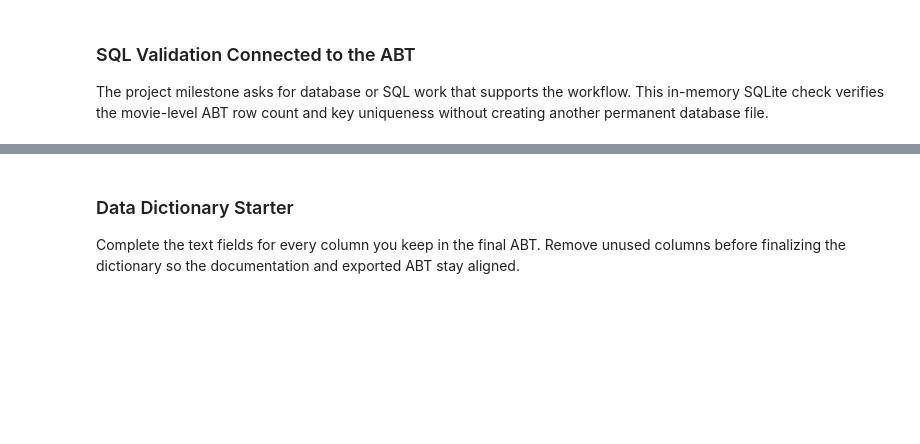
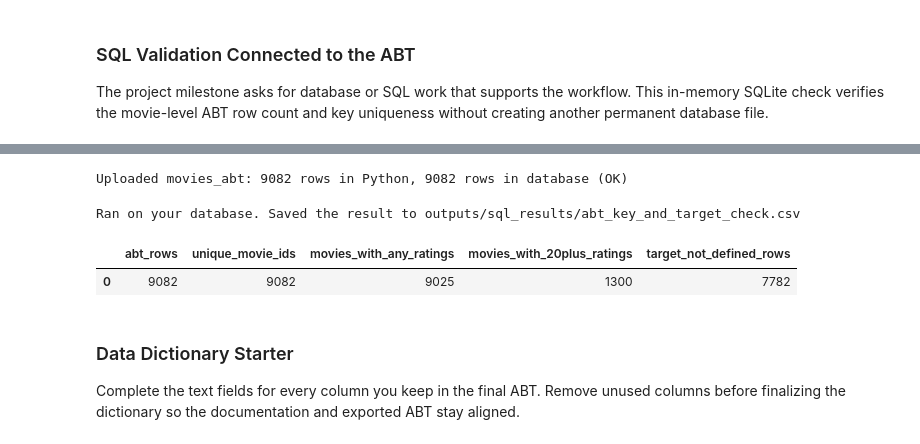
Before and after one commit to Landorodd/BAN6003-Project-Movies-And-Audience-Ratings-Orlando-Rodriguez, a Jupyter notebook: notebooks/movies_project_starter.ipynb, the cells around one changed output, grey strips where cells are left out. Drawn from its saved outputs; the diff is of its cells as text; code cells hidden in the pictures; blank space fills up the shorter version.

Commit message:
Complete Milestone 2 ABT integration and Neon SQL validation

```diff
--- a/notebooks/movies_project_starter.ipynb
+++ b/notebooks/movies_project_starter.ipynb
@@ -459,3 +478,48 @@ sql_abt_check
+# %%
+def upload_table(source, table_name):
+    if project_engine is None:
+        print(f"Skipped uploading {table_name}: PROJECT_DATABASE_URL is not set.")
+        return
+    df = pd.read_csv(source) if isinstance(source, (str, Path)) else source.copy()
+    df.to_sql(table_name, project_engine, if_exists="replace", index=False)
+    with project_engine.connect() as conn:
+        db_rows = conn.execute(text(f'SELECT COUNT(*) FROM "{table_name}";')).scalar()
+    status = "OK" if db_rows == len(df) else "MISMATCH"
+    print(f"Uploaded {table_name}: {len(df)} rows in Python, {db_rows} rows in database ({status})")
+
+upload_table(abt, "movies_abt")
+# %% [output]
+Uploaded movies_abt: 9082 rows in Python, 9082 rows in database (OK)
+# %%
+def run_project_sql(query, result_name):
+    csv_path = SQL_RESULTS_DIR / f"{result_name}.csv"
+    if project_engine is not None:
+        with project_engine.connect() as conn:
+            result = pd.read_sql_query(text(query), conn)
+        result.to_csv(csv_path, index=False)
+        print(f"Ran on your database. Saved the result to {csv_path.relative_to(repo_root)}")
+        return result
+    if csv_path.exists():
+        print(f"Using saved result from {csv_path.relative_to(repo_root)} (no database connection needed).")
+        return pd.read_csv(csv_path)
+    print(f"Skipped {result_name}: no database connection and no saved CSV yet.")
+    return None
+
+abt_validation_query = """
+SELECT
+    COUNT(*) AS abt_rows,
+    COUNT(DISTINCT "movieId") AS unique_movie_ids,
+    COUNT(user_rating_count) AS movies_with_any_ratings,
+    COUNT(high_user_rating) AS movies_with_20plus_ratings,
+    SUM(CASE WHEN high_user_rating IS NULL THEN 1 ELSE 0 END) AS target_not_defined_rows
+FROM movies_abt;
+"""
+
+run_project_sql(abt_validation_query, "abt_key_and_target_check")
+# %% [output]
+Ran on your database. Saved the result to outputs/sql_results/abt_key_and_target_check.csv
+|  | abt_rows | unique_movie_ids | movies_with_any_ratings | movies_with_20plus_ratings | target_not_defined_rows |
+| 0 | 9082 | 9082 | 9025 | 1300 | 7782 |
 # %% [markdown]
 ### Data Dictionary Starter
 
```
Also changed, not shown: parts of 2 cells of this notebook, 1 other file.
